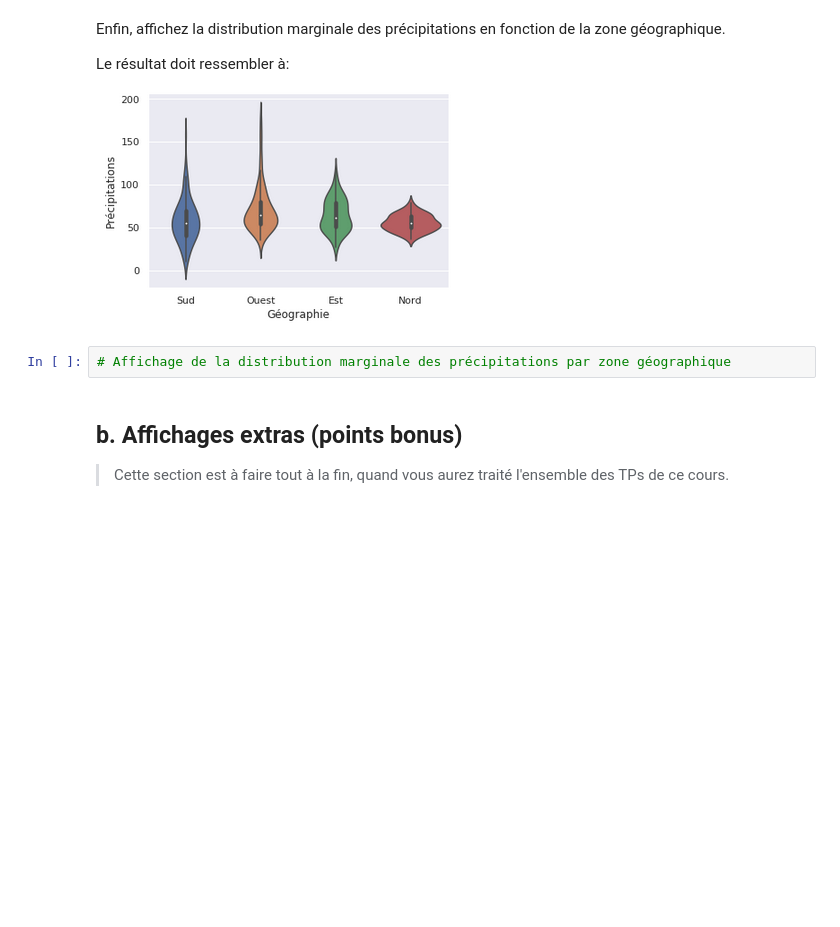
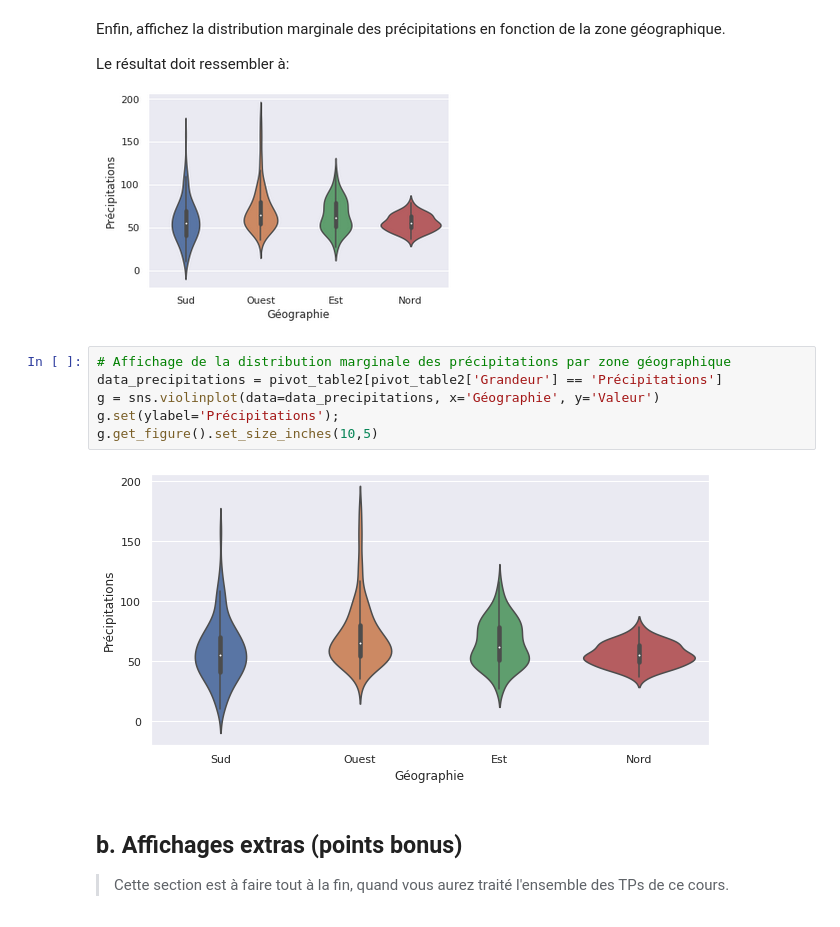
Before and after one commit to Alexandre0702/TP-Analyse-multidimentionnelle, a Jupyter notebook: TP1_pandas.ipynb, the cells around one changed output. Cells and saved outputs as stored; diff of their text form; blank space fills up the shorter version.

```diff
--- a/TP1_pandas.ipynb
+++ b/TP1_pandas.ipynb
@@ -311,6 +506,12 @@ Le résultat doit ressembler à:
 ![image.png](embedded-picture-1)
 # %%
 # Affichage de la distribution marginale des précipitations par zone géographique
+data_precipitations = pivot_table2[pivot_table2['Grandeur'] == 'Précipitations']
+g = sns.violinplot(data=data_precipitations, x='Géographie', y='Valeur')
+g.set(ylabel='Précipitations');
+g.get_figure().set_size_inches(10,5)
+# %% [output]
+[figure, added]
 # %% [markdown]
 ## b. Affichages extras (points bonus)
 
```
Also changed, not shown: parts of 19 cells of this notebook.
